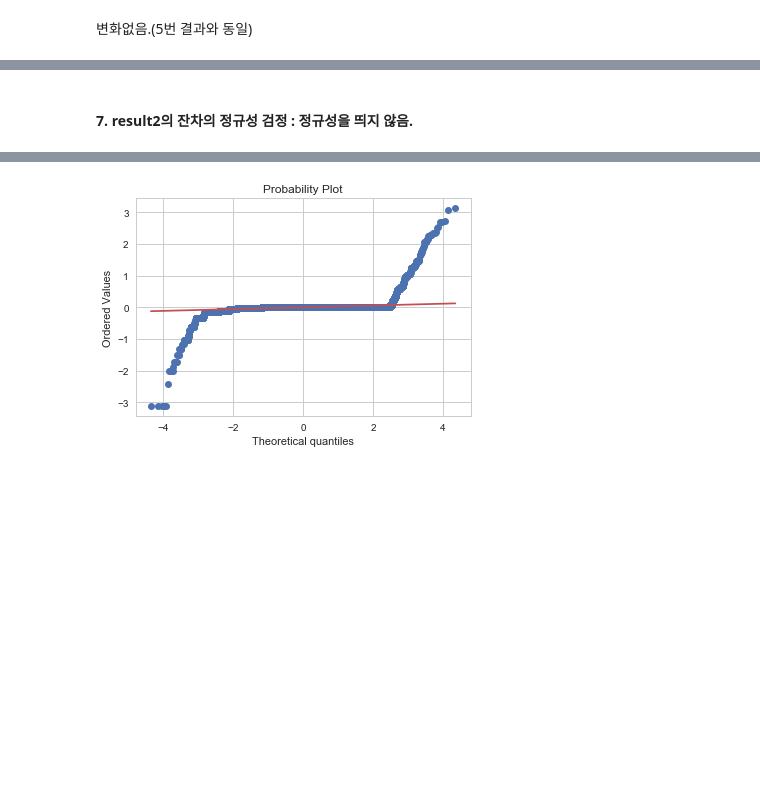
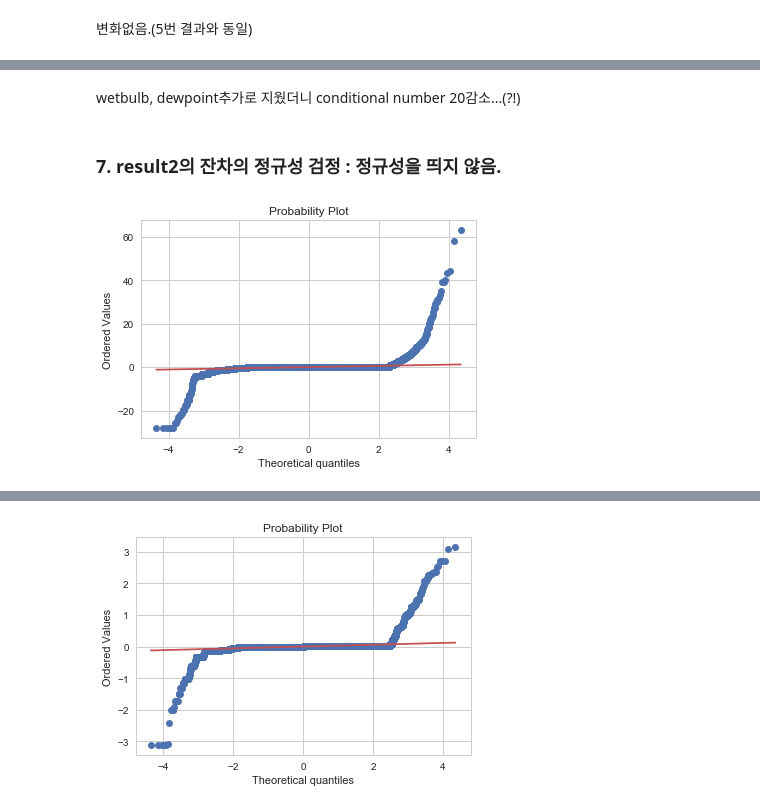
Before and after one commit to Junhojuno/Walmart-sales-in-stormy-weather, a Jupyter notebook: weather2_code/station1.ipynb, the cells around one changed output, grey strips where cells are left out. Cells and saved outputs as stored; diff of their text form; code cells hidden in the pictures; blank space fills up the shorter version.

```diff
--- a/weather2_code/station1.ipynb
+++ b/weather2_code/station1.ipynb
@@ -83,7 +98,7 @@ df2 = pd.concat([station,target2], axis=1)
 # %%
 model1 = sm.OLS.from_formula('units ~ tmax + tmin + tavg + dewpoint + wetbulb + heat + cool + preciptotal + stnpressure + sealevel \
                             + resultspeed + C(resultdir) + avgspeed + C(year) + C(month) + relative_humility + windchill + weekend \
-                            + C(rainY) + C(store_nbr) + C(item_nbr)', data = df1)
+                            + C(rainY) + C(item_nbr)+ 0', data = df1)
 result1 = model1.fit()
 print(result1.summary())
 # %% [output]
@@ -174,7 +189,7 @@ df1_1
 model1_1_1 = sm.OLS.from_formula('units ~ scale(tmax) + scale(tmin) + scale(tavg) + scale(dewpoint) + scale(wetbulb) + scale(heat) + scale(cool)\
                             + scale(preciptotal) + scale(stnpressure) + scale(sealevel) + scale(resultspeed)  \
                             + C(resultdir) + scale(avgspeed) + C(year) + C(month) + scale(relative_humility) + scale(windchill) + C(weekend) \
-                            + C(rainY) + C(store_nbr) + C(item_nbr)', data = df1_1)
+                            + C(rainY) + C(store_nbr) + C(item_nbr) + 0', data = df1_1)
 result1_1_1 = model1_1_1.fit()
 print(result1_1_1.summary())
 # %% [output]
@@ -324,2 +401,9 @@ strong multicollinearity problems or that the design matrix is singular.
+# %% [markdown]
+wetbulb, dewpoint추가로 지웠더니 conditional number 20감소...(?!)
 # %% [markdown]
-#### 7. result2의 잔차의 정규성 검정 : 정규성을 띄지 않음.
+### 7. result2의 잔차의 정규성 검정 : 정규성을 띄지 않음.
+# %%
+sp.stats.probplot(result1_1_1.resid, plot=plt)
+plt.show()
+# %% [output]
+[figure, added]
```
Also changed, not shown: parts of 58 cells of this notebook.
